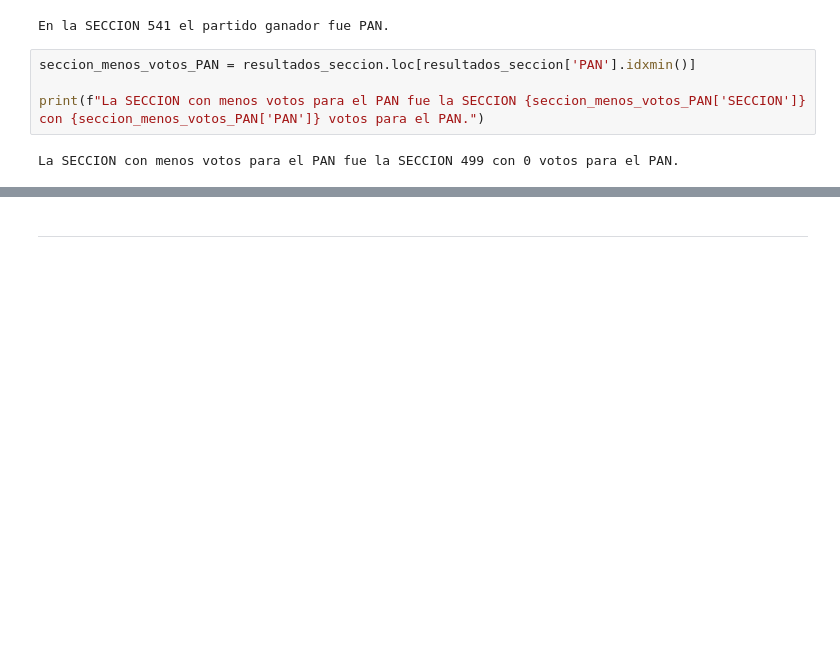
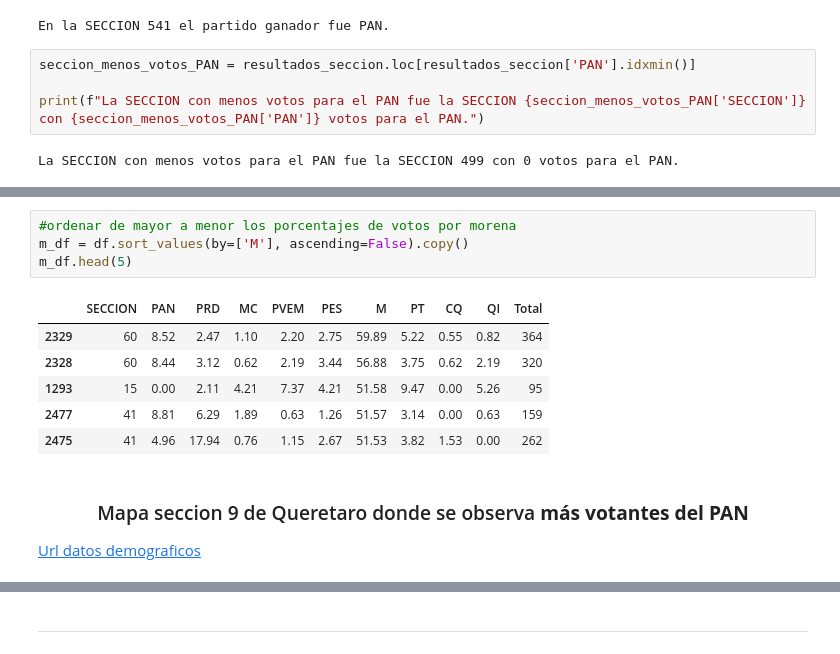
Before and after one commit to fitomx19/BIGDATA, a Jupyter notebook: PRACTICA_1/EXPLORACION.ipynb, the cells around one changed output, grey strips where cells are left out. Cells and saved outputs as stored; diff of their text form; blank space fills up the shorter version.

```diff
--- a/PRACTICA_1/EXPLORACION.ipynb
+++ b/PRACTICA_1/EXPLORACION.ipynb
@@ -519,0 +590,17 @@ Buscamos la demografia de los  votantes de la seccion __541__
+# %%
+#ordenar de mayor a menor los porcentajes de votos por morena
+m_df = df.sort_values(by=['M'], ascending=False).copy()
+m_df.head(5)
+# %% [output]
+|  | SECCION | PAN | PRD | MC | PVEM | PES | M | PT | CQ | QI | Total |
+| 2329 | 60 | 8.52 | 2.47 | 1.10 | 2.20 | 2.75 | 59.89 | 5.22 | 0.55 | 0.82 | 364 |
+| 2328 | 60 | 8.44 | 3.12 | 0.62 | 2.19 | 3.44 | 56.88 | 3.75 | 0.62 | 2.19 | 320 |
+| 1293 | 15 | 0.00 | 2.11 | 4.21 | 7.37 | 4.21 | 51.58 | 9.47 | 0.00 | 5.26 | 95 |
+| 2477 | 41 | 8.81 | 6.29 | 1.89 | 0.63 | 1.26 | 51.57 | 3.14 | 0.00 | 0.63 | 159 |
+| 2475 | 41 | 4.96 | 17.94 | 0.76 | 1.15 | 2.67 | 51.53 | 3.82 | 1.53 | 0.00 | 262 |
+# %% [markdown]
+<center><h3>Mapa seccion  9 de Queretaro donde se observa <b>más votantes del PAN</b></3></center>
+
+
+
+[Url datos demograficos](https://www.inegi.org.mx/contenidos/productos/prod_serv/contenidos/espanol/bvinegi/productos/nueva_estruc/702825197957.pdf)
```
Also changed, not shown: parts of 22 cells of this notebook, 6 other files.
